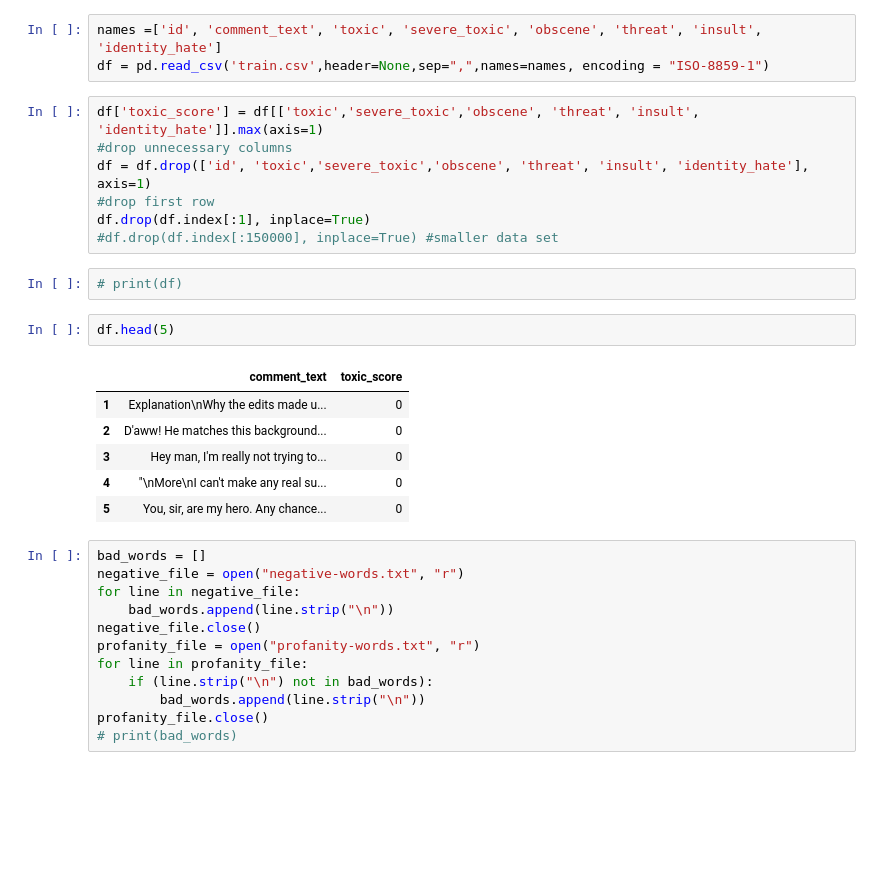
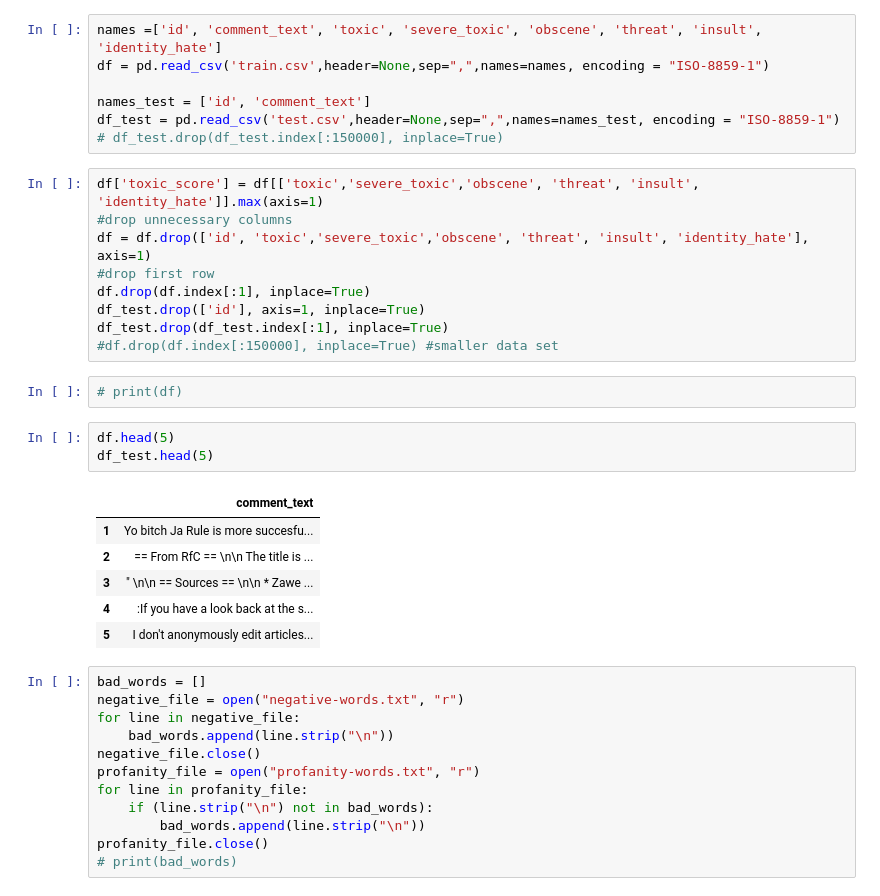
Before and after one commit to cinderlee/MachineLearningProject, a Jupyter notebook: ML Project.ipynb, the cells around one changed output. Saved outputs shown, nothing was run; the diff lists cells and outputs as text; blank space fills up the shorter version.

```diff
--- a/ML Project.ipynb
+++ b/ML Project.ipynb
@@ -13,24 +13,31 @@ from sklearn.linear_model import LogisticRegression
 # %%
 names =['id', 'comment_text', 'toxic', 'severe_toxic', 'obscene', 'threat', 'insult', 'identity_hate']
 df = pd.read_csv('train.csv',header=None,sep=",",names=names, encoding = "ISO-8859-1")
+
+names_test = ['id', 'comment_text']
+df_test = pd.read_csv('test.csv',header=None,sep=",",names=names_test, encoding = "ISO-8859-1")
+# df_test.drop(df_test.index[:150000], inplace=True)
 # %%
 df['toxic_score'] = df[['toxic','severe_toxic','obscene', 'threat', 'insult', 'identity_hate']].max(axis=1)
 #drop unnecessary columns
 df = df.drop(['id', 'toxic','severe_toxic','obscene', 'threat', 'insult', 'identity_hate'], axis=1)
 #drop first row
 df.drop(df.index[:1], inplace=True)
+df_test.drop(['id'], axis=1, inplace=True)
+df_test.drop(df_test.index[:1], inplace=True)
 #df.drop(df.index[:150000], inplace=True) #smaller data set
 # %%
 # print(df)
 # %%
 df.head(5)
+df_test.head(5)
 # %% [output]
-|  | comment_text | toxic_score |
-| 1 | Explanation\nWhy the edits made u... | 0 |
-| 2 | D'aww! He matches this background... | 0 |
-| 3 | Hey man, I'm really not trying to... | 0 |
-| 4 | "\nMore\nI can't make any real su... | 0 |
-| 5 | You, sir, are my hero. Any chance... | 0 |
+|  | comment_text |
+| 1 | Yo bitch Ja Rule is more succesfu... |
+| 2 | == From RfC == \n\n The title is ... |
+| 3 | " \n\n == Sources == \n\n * Zawe ... |
+| 4 | :If you have a look back at the s... |
+| 5 | I don't anonymously edit articles... |
 # %%
 bad_words = []
 negative_file = open("negative-words.txt", "r")
```
Also changed, not shown: parts of 2 cells of this notebook.
